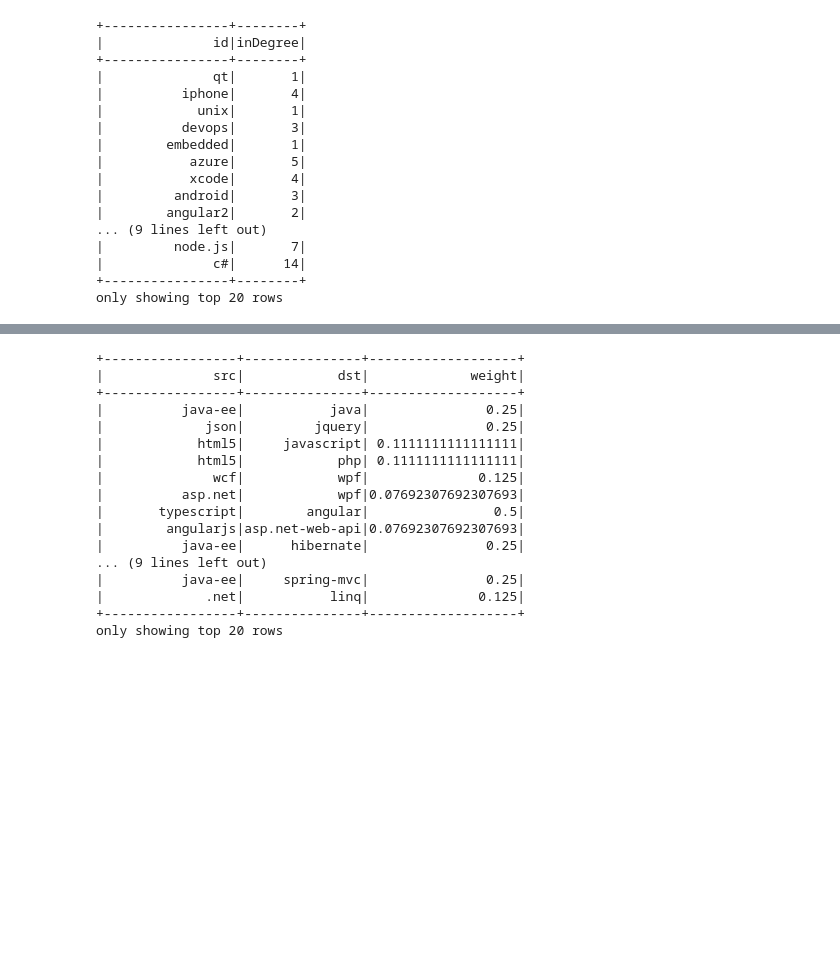
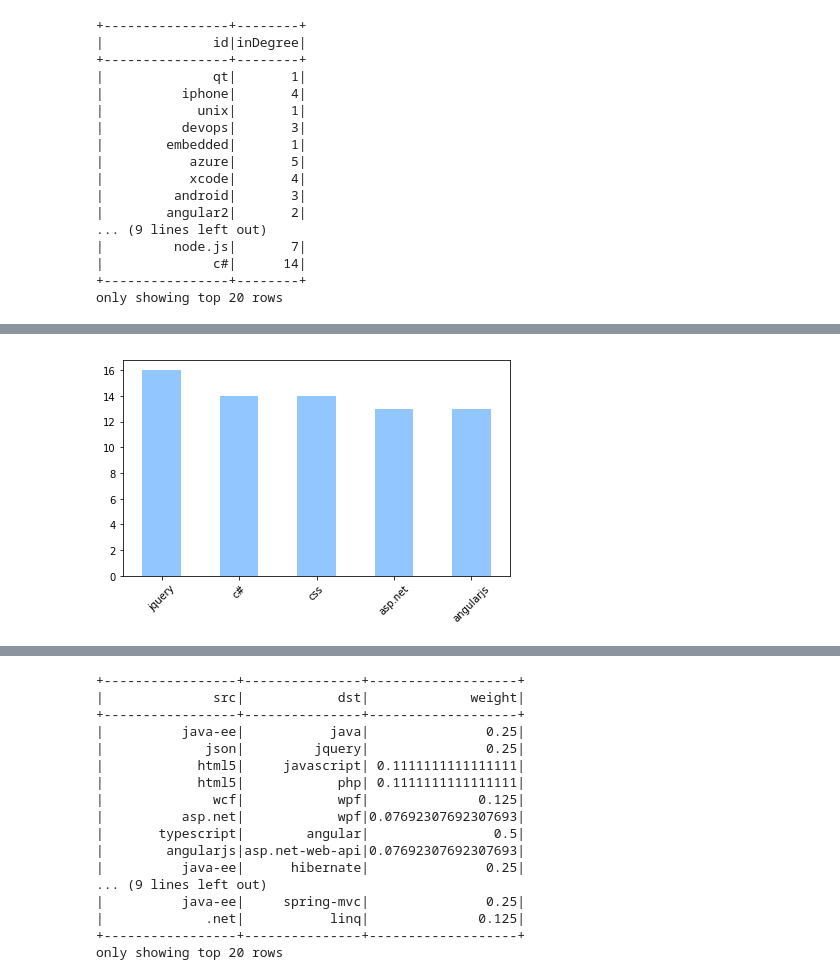
Before and after one commit to LydiaGarrido/TFG-LydiaGarrido, a Jupyter notebook: stackoverflow.ipynb, the cells around one changed output, grey strips where cells are left out. Saved outputs shown, nothing was run; the diff lists cells and outputs as text; code cells hidden in the pictures; blank space fills up the shorter version.

```diff
--- a/stackoverflow.ipynb
+++ b/stackoverflow.ipynb
@@ -247,2 +249,14 @@ g.inDegrees.filter("inDegree >= 5").sort('inDegree', ascending=False).show()
 +----------------+--------+
 only showing top 20 rows
+# %%
+gindegrees = g.inDegrees.filter("inDegree >= 5").sort('inDegree', ascending=False).toPandas().head()
+# %%
+plt.style.use('seaborn-pastel')
+ax = gindegrees.plot(kind='bar', x='id', y='inDegree', legend=None)
+ax.xaxis.set_label_text("")
+plt.yscale("linear")
+plt.xticks(rotation=45)
+plt.tight_layout()
+plt.show()
+# %% [output]
+[figure, added]
```
Also changed, not shown: parts of 10 cells of this notebook.
